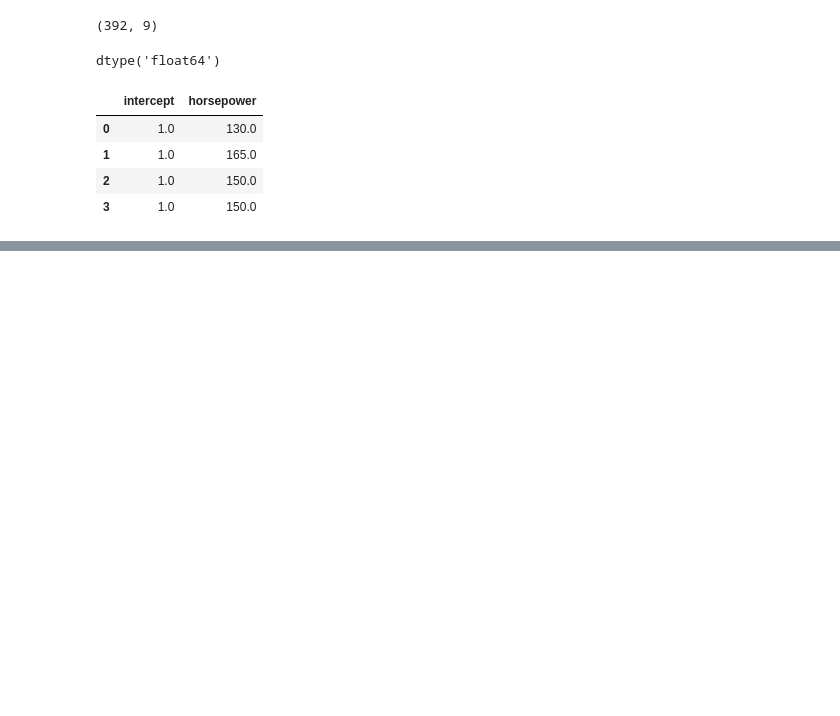
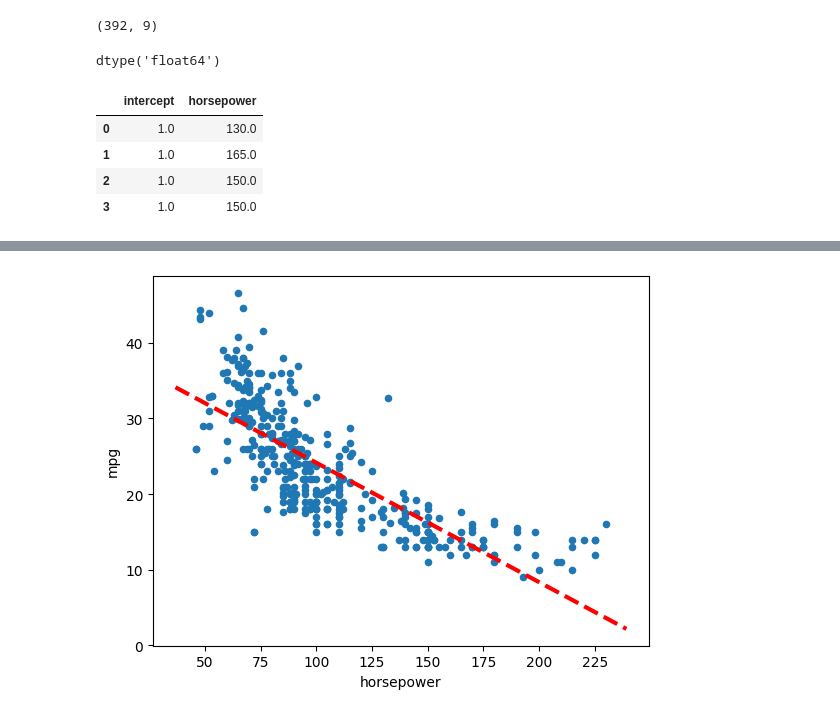
Before and after one commit to atharva0401/Practice, a Jupyter notebook: ML/3_8.ipynb, the cells around one changed output, grey strips where cells are left out. Saved outputs shown, nothing was run; the diff lists cells and outputs as text; code cells hidden in the pictures; blank space fills up the shorter version.

Commit message:
Initial Plot

```diff
--- a/ML/3_8.ipynb
+++ b/ML/3_8.ipynb
@@ -59,3 +59,14 @@ Covariance Type:            nonrobust
 
 Notes:
 [1] Standard Errors assume that the covariance matrix of the errors is correctly specified.
+# %%
+def abline(ax,b,m,*args,**kwargs):
+    "Adds a line with slope m and intercept b"
+    x_lim = ax.get_xlim()
+    y_lim = [m*x_lim[0] + b, m*x_lim[1] + b]
+    ax.plot(x_lim,y_lim,*args,**kwargs)
+# %%
+ax = Auto.plot.scatter('horsepower','mpg')
+abline(ax,results.params.iloc[0],results.params.iloc[1],'r--',linewidth = 3)
+# %% [output]
+[figure, added]
```
Also changed, not shown: parts of 1 cell of this notebook.
